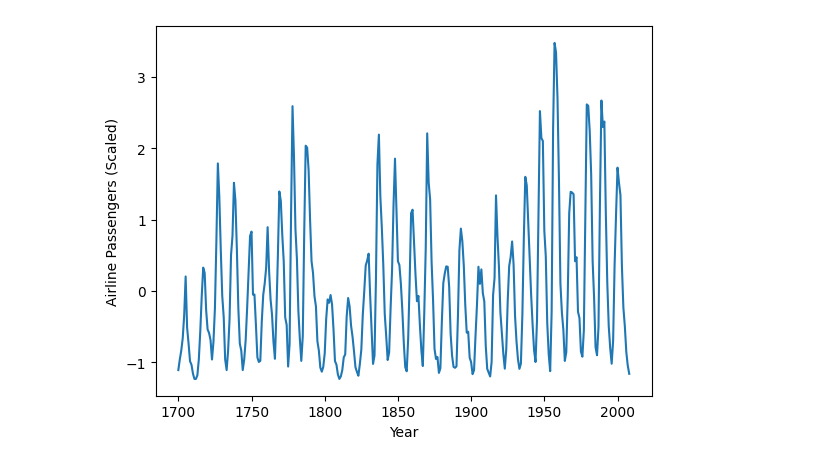
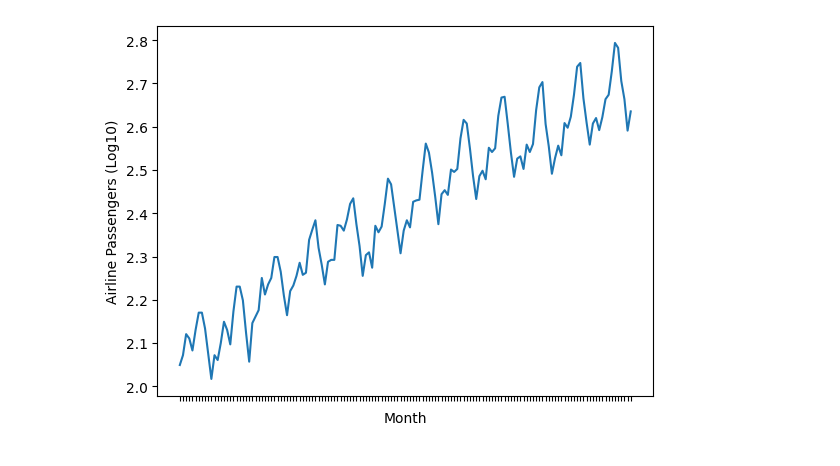
Before and after one commit to rezaghasemi/ts_mini_project, a Jupyter notebook: eda.ipynb, the cells around one changed output. Saved outputs shown, nothing was run; the diff lists cells and outputs as text; code cells hidden in the pictures.

```diff
--- a/eda.ipynb
+++ b/eda.ipynb
@@ -43,11 +38,10 @@ StandardScaler()
-# %%
-data = data.assign(
-    Value = scaler.transform(data[["SUNACTIVITY"]])
-)
-# %%
-plt.plot(data["YEAR"], data["Value"])
-plt.xlabel("Year")
-plt.ylabel("Airline Passengers (Scaled)")
-plt.show()
-# %% [output]
-[figure, removed]
+# %%
+data.Passengers_log10 = np.log10(data.Passengers)
+# %%
+plt.plot(data.Month, data.Passengers_log10)
+plt.xlabel("Month")
+plt.gca().set_xticklabels([])
+plt.ylabel("Airline Passengers (Log10)")
+plt.show()
+# %% [output]
+[figure, added]
```
Also changed, not shown: parts of 11 cells of this notebook, 8 other files.
